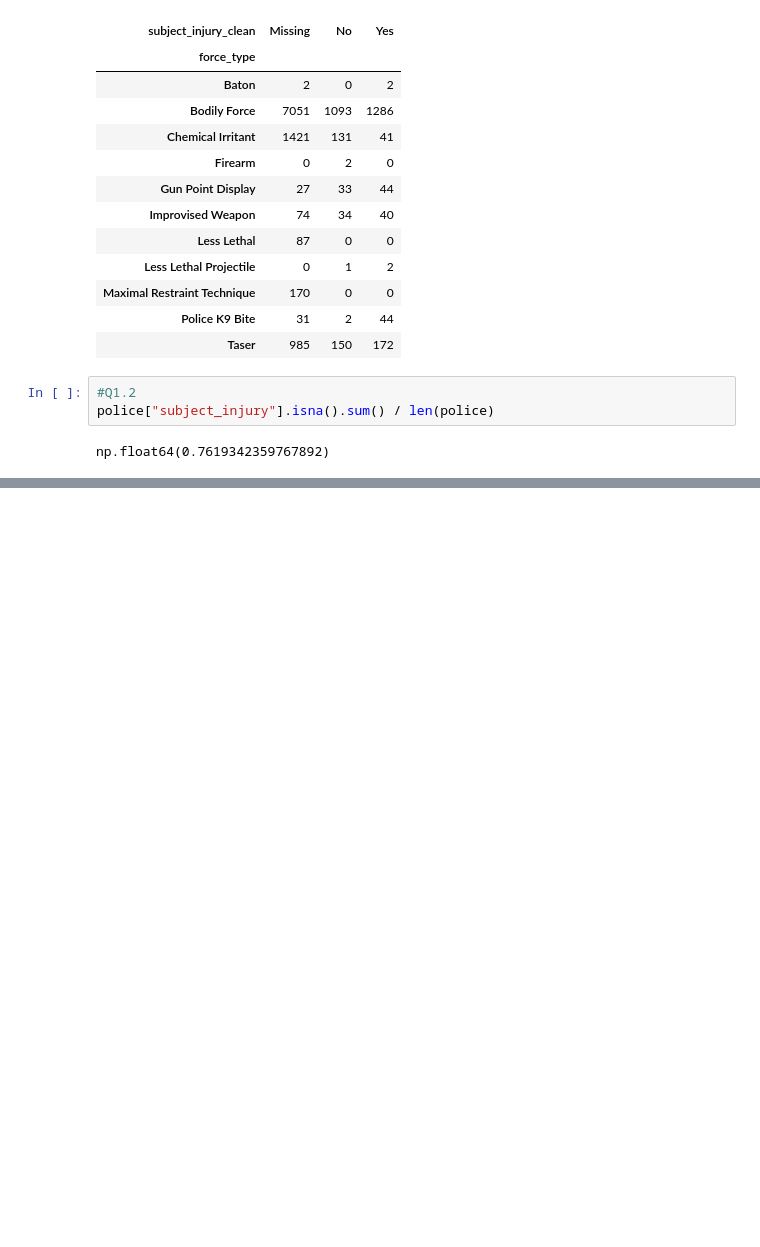
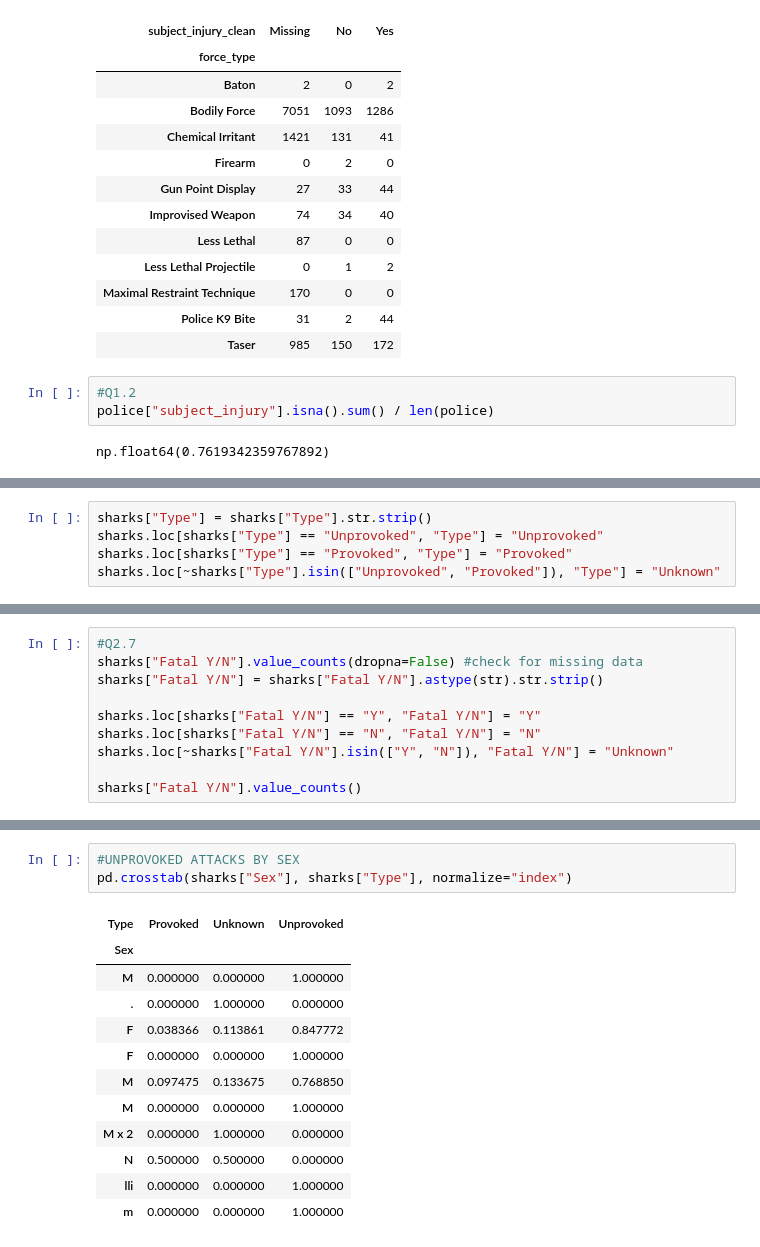
Before and after one commit to inmarjr/wrangling, a Jupyter notebook: assignment/assignment.ipynb, the cells around one changed output, grey strips where cells are left out. Saved outputs shown, nothing was run; the diff lists cells and outputs as text; blank space fills up the shorter version.

```diff
--- a/assignment/assignment.ipynb
+++ b/assignment/assignment.ipynb
@@ -107,0 +272,5 @@ np.float64(0.7619342359767892)
+# %%
+sharks["Type"] = sharks["Type"].str.strip()
+sharks.loc[sharks["Type"] == "Unprovoked", "Type"] = "Unprovoked"
+sharks.loc[sharks["Type"] == "Provoked", "Type"] = "Provoked"
+sharks.loc[~sharks["Type"].isin(["Unprovoked", "Provoked"]), "Type"] = "Unknown"
@@ -107,0 +297,10 @@ np.float64(0.7619342359767892)
+# %%
+#Q2.7
+sharks["Fatal Y/N"].value_counts(dropna=False) #check for missing data
+sharks["Fatal Y/N"] = sharks["Fatal Y/N"].astype(str).str.strip()
+
+sharks.loc[sharks["Fatal Y/N"] == "Y", "Fatal Y/N"] = "Y"
+sharks.loc[sharks["Fatal Y/N"] == "N", "Fatal Y/N"] = "N"
+sharks.loc[~sharks["Fatal Y/N"].isin(["Y", "N"]), "Fatal Y/N"] = "Unknown"
+
+sharks["Fatal Y/N"].value_counts()
@@ -107,0 +338,16 @@ np.float64(0.7619342359767892)
+# %%
+#UNPROVOKED ATTACKS BY SEX
+pd.crosstab(sharks["Sex"], sharks["Type"], normalize="index")
+# %% [output]
+| Type | Provoked | Unknown | Unprovoked |
+| Sex |  |  |  |
+| M | 0.000000 | 0.000000 | 1.000000 |
+| . | 0.000000 | 1.000000 | 0.000000 |
+| F | 0.038366 | 0.113861 | 0.847772 |
+| F | 0.000000 | 0.000000 | 1.000000 |
+| M | 0.097475 | 0.133675 | 0.768850 |
+| M | 0.000000 | 0.000000 | 1.000000 |
+| M x 2 | 0.000000 | 1.000000 | 0.000000 |
+| N | 0.500000 | 0.500000 | 0.000000 |
+| lli | 0.000000 | 0.000000 | 1.000000 |
+| m | 0.000000 | 0.000000 | 1.000000 |
```
Also changed, not shown: parts of 21 cells of this notebook.
